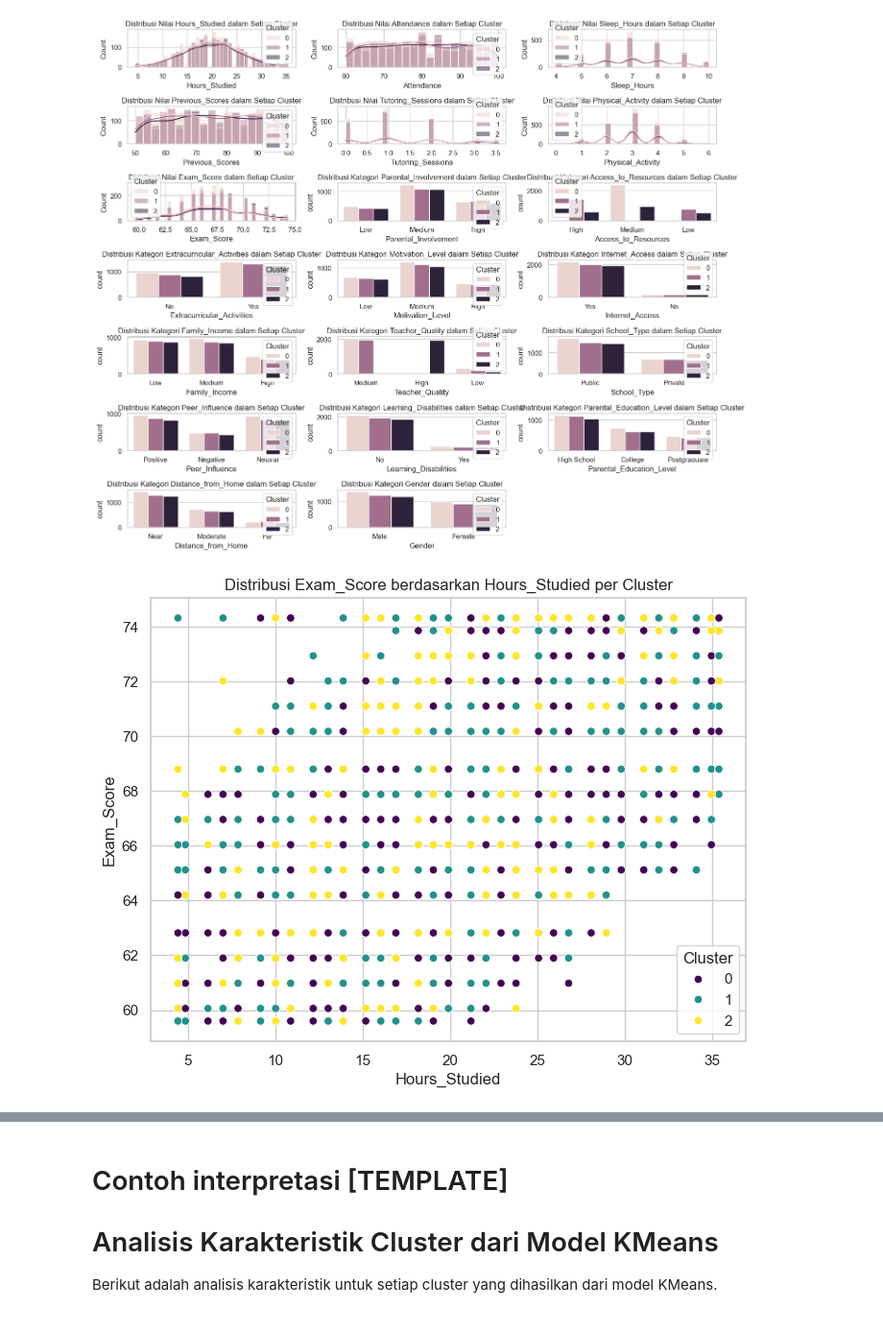
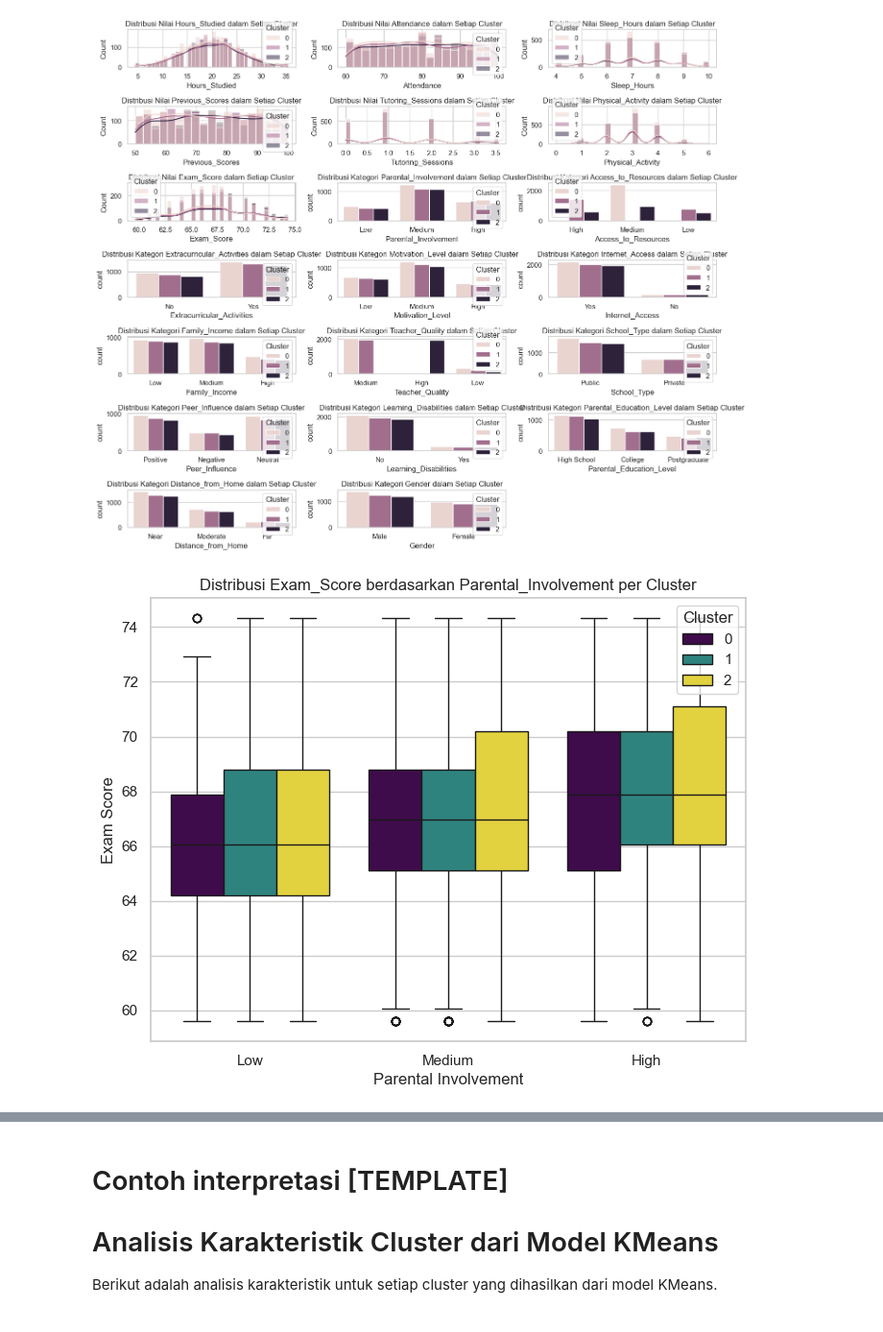
Before and after one commit to divaaharahap/Student-Performance-Factors, a Jupyter notebook: [Clustering]_Submission_Akhir_BMLP_Diva Anggreini Harahap.ipynb, the cells around one changed output, grey strips where cells are left out. Shown at 96% size. Drawn from its saved outputs; the diff is of its cells as text; code cells hidden in the pictures.

Commit message:
Final Clustering

```diff
--- a/[Clustering]_Submission_Akhir_BMLP_Diva Anggreini Harahap.ipynb
+++ b/[Clustering]_Submission_Akhir_BMLP_Diva Anggreini Harahap.ipynb
@@ -955,14 +971,13 @@ plt.show()
 # %% [output]
 [figure]
 # %%
-# Visualisasi distribusi Exam_Score berdasarkan Hours_Studied, Attendance, dan Parental_Involvement
-# 1. Scatterplot Exam_Score vs Hours_Studied berdasarkan Cluster
+# Visualisasi distribusi Exam_Score berdasarkan Parental_Involvement menggunakan boxplot
 plt.figure(figsize=(8, 6))
-sns.scatterplot(x='Hours_Studied', y='Exam_Score', hue='Cluster', data=hasil_clustering, palette='viridis')
-plt.title('Distribusi Exam_Score berdasarkan Hours_Studied per Cluster')
-plt.xlabel('Hours_Studied')
-plt.ylabel('Exam_Score')
+sns.boxplot(x='Parental_Involvement', y='Exam_Score', hue='Cluster', data=hasil_clustering, palette='viridis')
+plt.title('Distribusi Exam_Score berdasarkan Parental_Involvement per Cluster')
+plt.xlabel('Parental Involvement')
+plt.ylabel('Exam Score')
 plt.legend(title='Cluster')
 plt.show()
 # %% [output]
-[figure, old version]
+[figure, new version]
```
Also changed, not shown: parts of 12 cells of this notebook.
